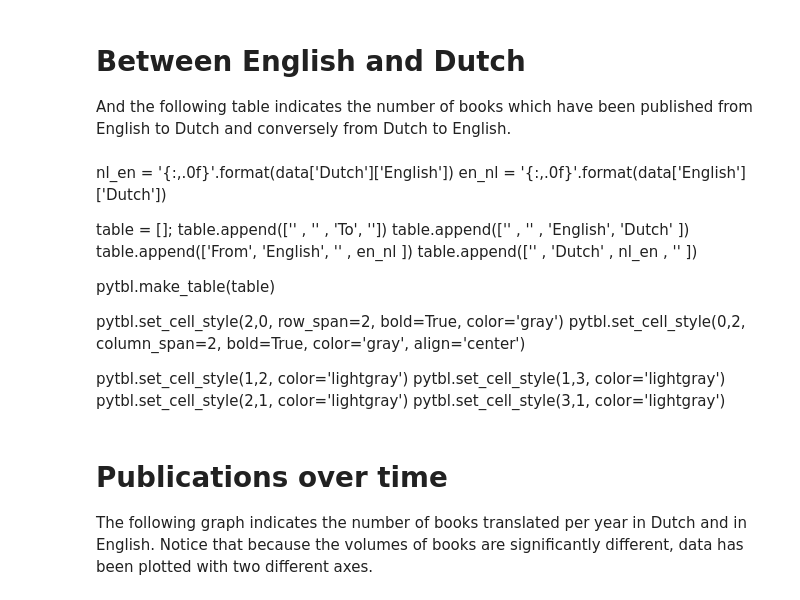
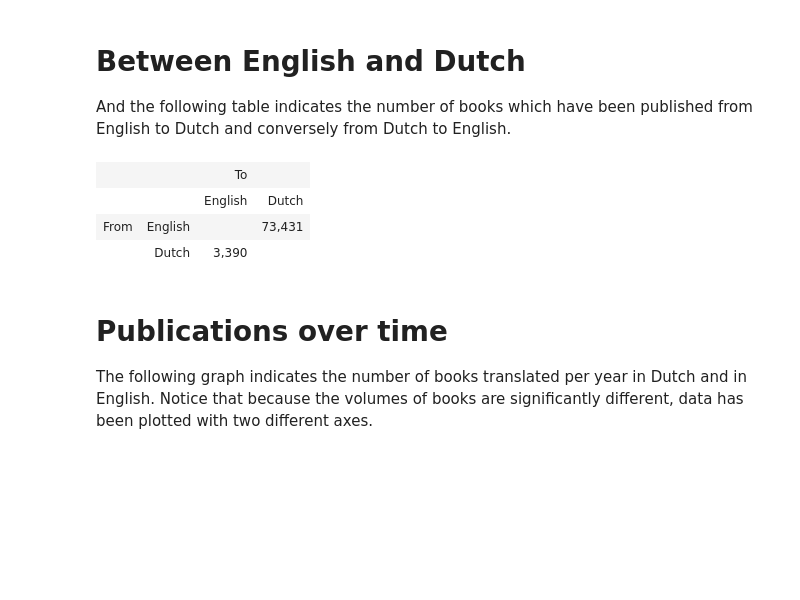
Before and after one commit to c-martinez/BeyondTheBook, a Jupyter notebook: Unesco translationum.ipynb, the cells around one changed output. Cells and saved outputs as stored; diff of their text form; code cells hidden in the pictures; blank space fills up the shorter version.

Commit message:
Added missing tables

```diff
--- a/Unesco translationum.ipynb
+++ b/Unesco translationum.ipynb
@@ -25,7 +25,7 @@ table.append(['Total files', total_en ])
 table.append(['Translated to languages'    , langs_en])
 
 pytbl.make_table(table)
-pytbl.set_cell_style(0,0, bold=True, column_span=2, color='gray', align='center')
+pytbl.set_cell_style(0,0, bold=True, column_span=2, color='gray')
 pytbl.set_column_style(1, align='right')
 # %% [output]
 | English |  |
@@ -63,7 +63,7 @@ table.append(['Total files', total_nl ])
 table.append(['Translated to languages'    , langs_nl])
 
 pytbl.make_table(table)
-pytbl.set_cell_style(0,0, bold=True, column_span=2, color='gray', align='center')
+pytbl.set_cell_style(0,0, bold=True, column_span=2, color='gray')
 pytbl.set_column_style(1, align='right')
 # %% [output]
 | Dutch |  |
@@ -91,25 +91,30 @@ axis('equal');
 # Between English and Dutch
 
 And the following table indicates the number of books which have been published from English to Dutch and conversely from Dutch to English.
-# %% [markdown]
-nl_en = '{:,.0f}'.format(data['Dutch']['English'])
-en_nl = '{:,.0f}'.format(data['English']['Dutch'])
-
-table = [];
-table.append([''    , ''       , 'To', ''])
-table.append([''    , ''       , 'English', 'Dutch' ])
-table.append(['From', 'English', ''       , en_nl ])
-table.append([''    , 'Dutch'  , nl_en    , '' ])
-
-pytbl.make_table(table)
-
-pytbl.set_cell_style(2,0, row_span=2, bold=True, color='gray')
-pytbl.set_cell_style(0,2, column_span=2, bold=True, color='gray', align='center')
-
-pytbl.set_cell_style(1,2, color='lightgray')
-pytbl.set_cell_style(1,3, color='lightgray')
-pytbl.set_cell_style(2,1, color='lightgray')
-pytbl.set_cell_style(3,1, color='lightgray')
+# %%
+nl_en = '{:,.0f}'.format(data['Dutch']['English'])
+en_nl = '{:,.0f}'.format(data['English']['Dutch'])
+
+table = [];
+table.append([''    , ''       , 'To', ''])
+table.append([''    , ''       , 'English', 'Dutch' ])
+table.append(['From', 'English', ''       , en_nl ])
+table.append([''    , 'Dutch'  , nl_en    , '' ])
+
+pytbl.make_table(table)
+
+pytbl.set_cell_style(2,0, row_span=2, bold=True, color='gray')
+pytbl.set_cell_style(0,2, column_span=2, bold=True, color='gray')
+
+pytbl.set_cell_style(1,2, color='lightgray')
+pytbl.set_cell_style(1,3, color='lightgray')
+pytbl.set_cell_style(2,1, color='lightgray')
+pytbl.set_cell_style(3,1, color='lightgray')
+# %% [output]
+|  |  | To |  |
+|  |  | English | Dutch |
+| From | English |  | 73,431 |
+|  | Dutch | 3,390 |  |
 # %%
 data_t = pd.read_csv('unesco_xtrans_stats_years.csv', sep='\t', index_col=0)
 data_t = data_t.fillna(0)
```
Also changed, not shown: 1 other file.
